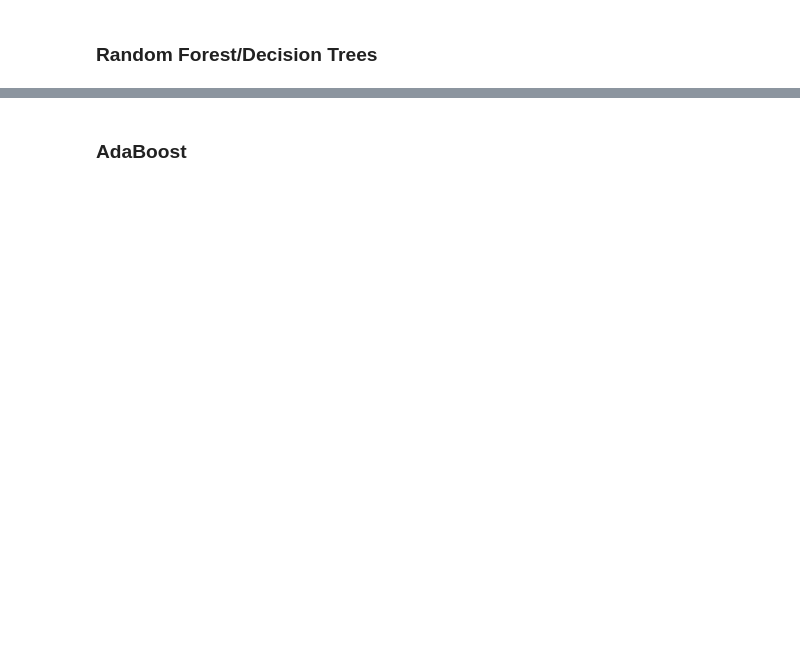
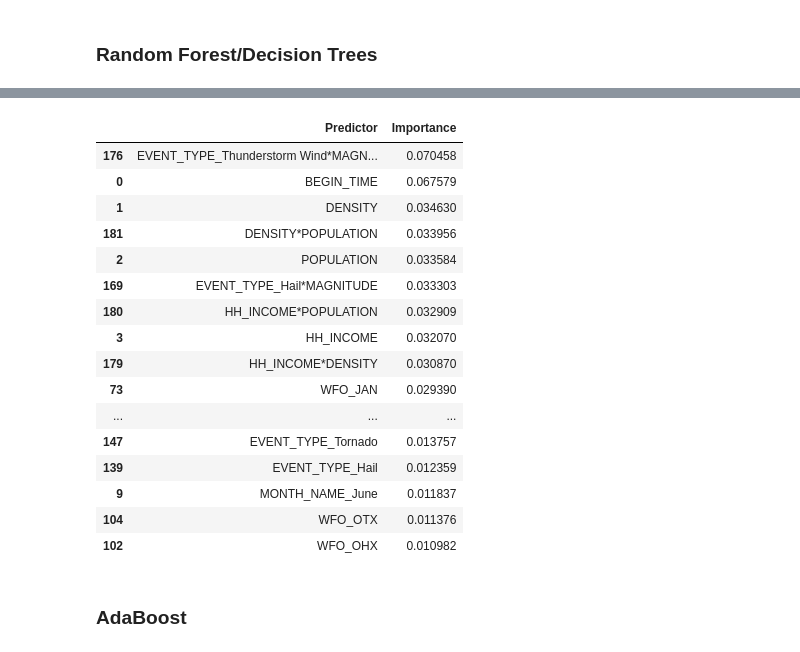
Before and after one commit to jkup11/cs109_storm_project, a Jupyter notebook: Final_Project_Master_v0.ipynb, the cells around one changed output, grey strips where cells are left out. Cells and saved outputs as stored; diff of their text form; code cells hidden in the pictures; blank space fills up the shorter version.

```diff
--- a/Final_Project_Master_v0.ipynb
+++ b/Final_Project_Master_v0.ipynb
@@ -1046,3 +1097,26 @@ print("AUC: ", roc_auc)
+# %%
+treeimportance_rf = pd.DataFrame(columns=["Predictor","Importance"])
+treeimportance_rf["Importance"] = pd.Series(rf.feature_importances_)
+treeimportance_rf["Predictor"] = pd.Series(X_train_complex.columns)
+treeimportance_rf.sort_values('Importance',ascending=False)[:20]
+# %% [output]
+|  | Predictor | Importance |
+| 176 | EVENT_TYPE_Thunderstorm Wind*MAGN... | 0.070458 |
+| 0 | BEGIN_TIME | 0.067579 |
+| 1 | DENSITY | 0.034630 |
+| 181 | DENSITY*POPULATION | 0.033956 |
+| 2 | POPULATION | 0.033584 |
+| 169 | EVENT_TYPE_Hail*MAGNITUDE | 0.033303 |
+| 180 | HH_INCOME*POPULATION | 0.032909 |
+| 3 | HH_INCOME | 0.032070 |
+| 179 | HH_INCOME*DENSITY | 0.030870 |
+| 73 | WFO_JAN | 0.029390 |
+| ... | ... | ... |
+| 147 | EVENT_TYPE_Tornado | 0.013757 |
+| 139 | EVENT_TYPE_Hail | 0.012359 |
+| 9 | MONTH_NAME_June | 0.011837 |
+| 104 | WFO_OTX | 0.011376 |
+| 102 | WFO_OHX | 0.010982 |
 # %% [markdown]
 ### AdaBoost
 # %%
```
Also changed, not shown: parts of 21 cells of this notebook.
